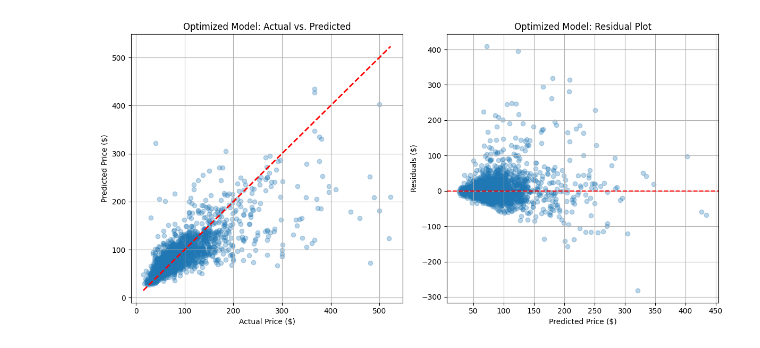
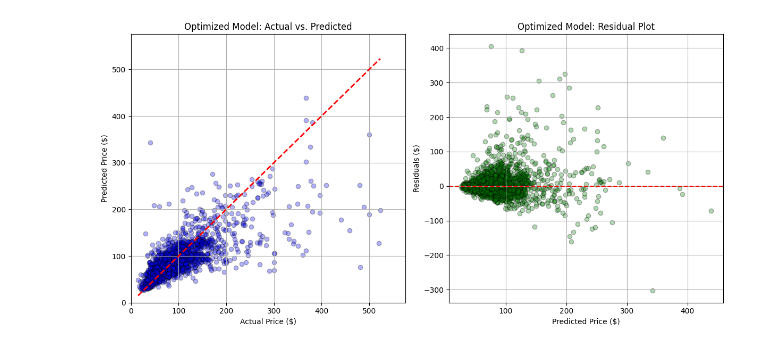
Before and after one commit to AlexanderKlopfenstein/MLProject, a Jupyter notebook: 06_xgboost.ipynb, the cells around one changed output. Drawn from its saved outputs; the diff is of its cells as text; code cells hidden in the pictures.

```diff
--- a/06_xgboost.ipynb
+++ b/06_xgboost.ipynb
@@ -41,6 +41,9 @@ df['price_log'] = np.log1p(df['price'])
 # Extract features from date columns
 df['last_review'] = pd.to_datetime(df['last_review'], errors='coerce')
 df['days_since_last_review'] = (pd.to_datetime('today') - df['last_review']).dt.days
+
+# Fill missing days_since_last_review with a large number to indicate no recent review
+df['days_since_last_review'] = df['days_since_last_review'].fillna(9999)
 
 # Count the number of amenities
 df['amenities_count'] = df['amenities'].apply(lambda x: len(x.split(',')) if isinstance(x, str) else 0)
@@ -134,30 +140,0 @@ Best R² score on CV:  0.6334089839870007
-# %%
-# Cell 6: Hyperparameter Tuning with RandomizedSearchCV
-# Define the parameter distribution for Randomized Search
-param_dist = {
-    'regressor__n_estimators': randint(100, 1000),
-    'regressor__learning_rate': uniform(0.01, 0.2),
-    'regressor__max_depth': randint(3, 10),
-    'regressor__subsample': uniform(0.7, 0.3),
-    'regressor__colsample_bytree': uniform(0.7, 0.3),
-    'regressor__gamma': uniform(0, 0.5)
-}
-
-# Set up RandomizedSearchCV
-random_search = RandomizedSearchCV(
-    full_pipeline,
-    param_distributions=param_dist,
-    n_iter=25,  # Number of parameter settings that are sampled
-    cv=5,
-    scoring='r2',
-    n_jobs=-1,
-    random_state=42,
-    verbose=1
-)
-
-# Fit the model to find the best hyperparameters
-random_search.fit(X_train, y_train)
-
-# Print the best parameters found
-print("Best parameters found: ", random_search.best_params_)
-print("Best R² score on CV: ", random_search.best_score_)
@@ -194,27 +179,29 @@ Test R²: 0.5397
 # %%
 # Cell 8: Final Visualizations
 plt.figure(figsize=(12, 6))
 
 # Plot Actual vs. Predicted Prices
 plt.subplot(1, 2, 1)
-plt.scatter(y_test_orig, y_test_pred, alpha=0.3)
-plt.plot([y_test_orig.min(), y_test_orig.max()], [y_test_orig.min(), y_test_orig.max()], '--r', linewidth=2)
+plt.scatter(y_test_true, y_test_pred, alpha=0.3, color='blue', edgecolor='k')
+plt.plot([y_test_true.min(), y_test_true.max()], [y_test_true.min(), y_test_true.max()], '--r', linewidth=2)
 plt.xlabel('Actual Price ($)')
 plt.ylabel('Predicted Price ($)')
 plt.title('Optimized Model: Actual vs. Predicted')
 plt.grid(True)
+plt.xlim([0, y_test_true.max()*1.1])
+plt.ylim([0, y_test_true.max()*1.1])
 
 # Plot Residuals
 plt.subplot(1, 2, 2)
-residuals = y_test_orig - y_test_pred
-plt.scatter(y_test_pred, residuals, alpha=0.3)
+residuals = y_test_true - y_test_pred
+plt.scatter(y_test_pred, residuals, alpha=0.3, color='green', edgecolor='k')
 plt.axhline(y=0, color='r', linestyle='--')
 plt.xlabel('Predicted Price ($)')
 plt.ylabel('Residuals ($)')
 plt.title('Optimized Model: Residual Plot')
 plt.grid(True)
 
 plt.tight_layout()
 plt.show()
 # %% [output]
-[figure, old version]
+[figure, new version]
```
Also changed, not shown: parts of 4 cells of this notebook.
